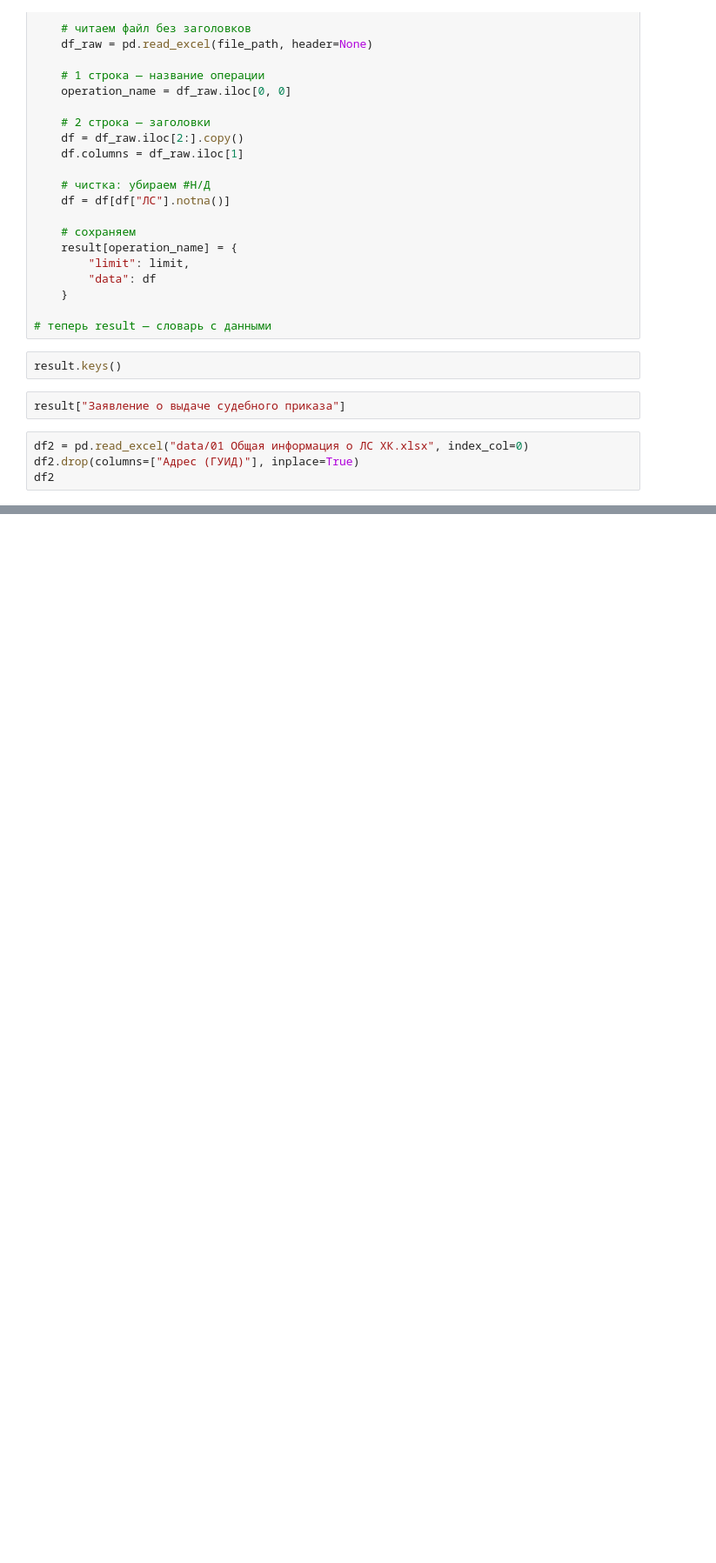
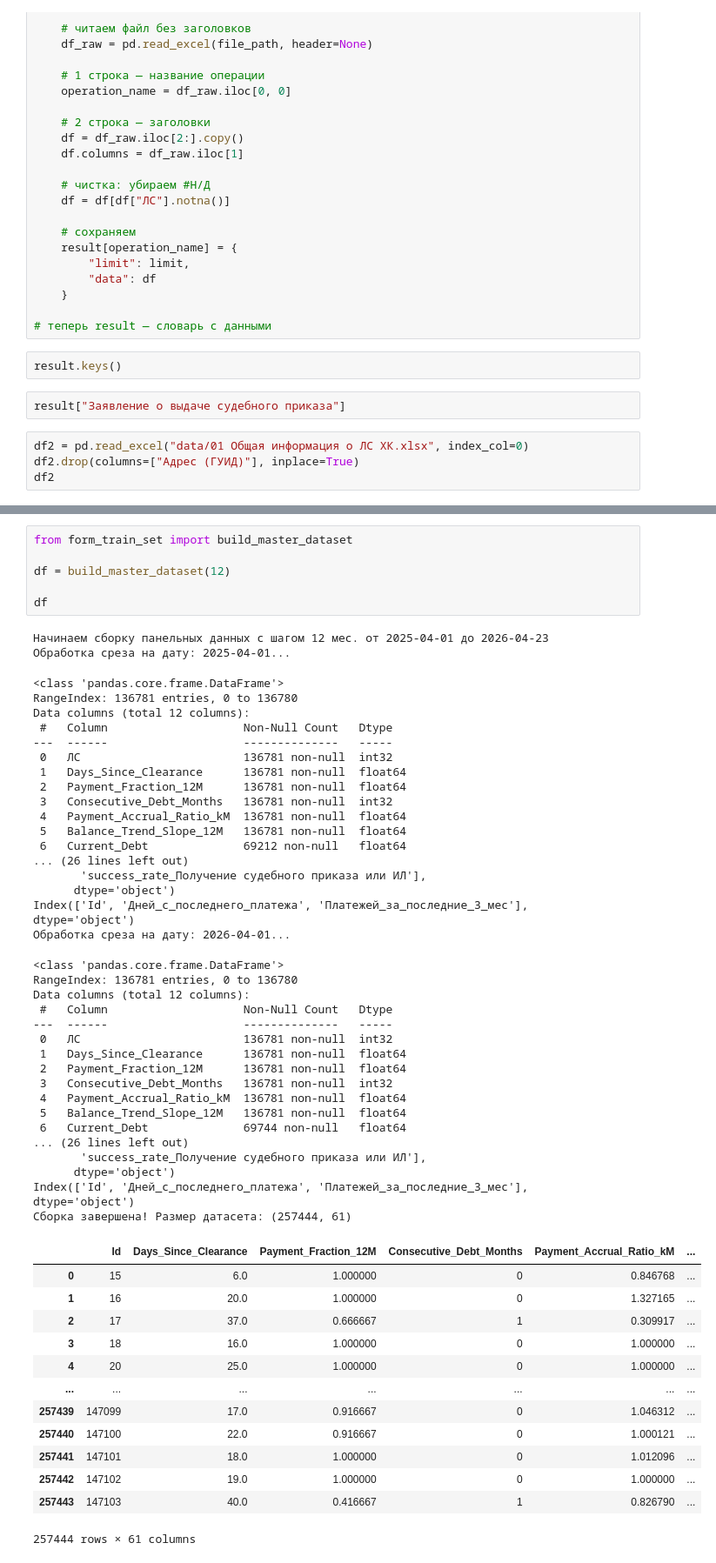
Before and after one commit to BystrovGladkov/Energo_Hack_Hackaton, a Jupyter notebook: payment1.ipynb, the cells around one changed output, grey strips where cells are left out. Shown at 87% size. Drawn from its saved outputs; the diff is of its cells as text; blank space fills up the shorter version.

Commit message:
Генерируется датасет. в Current_debt есть NaN

```diff
--- a/payment1.ipynb
+++ b/payment1.ipynb
@@ -181,0 +208,56 @@ df2
+# %%
+from form_train_set import build_master_dataset
+
+df = build_master_dataset(12)
+
+df
+# %% [output]
+Начинаем сборку панельных данных с шагом 12 мес. от 2025-04-01 до 2026-04-23
+Обработка среза на дату: 2025-04-01...
+<class 'pandas.core.frame.DataFrame'>
+RangeIndex: 136781 entries, 0 to 136780
+Data columns (total 12 columns):
+ #   Column                    Non-Null Count   Dtype
+---  ------                    --------------   -----
+ 0   ЛС                        136781 non-null  int32
+ 1   Days_Since_Clearance      136781 non-null  float64
+ 2   Payment_Fraction_12M      136781 non-null  float64
+ 3   Consecutive_Debt_Months   136781 non-null  int32
+ 4   Payment_Accrual_Ratio_kM  136781 non-null  float64
+ 5   Balance_Trend_Slope_12M   136781 non-null  float64
+ 6   Current_Debt              69212 non-null   float64
+... (26 lines left out)
+       'success_rate_Получение судебного приказа или ИЛ'],
+      dtype='object')
+Index(['Id', 'Дней_с_последнего_платежа', 'Платежей_за_последние_3_мес'], dtype='object')
+Обработка среза на дату: 2026-04-01...
+<class 'pandas.core.frame.DataFrame'>
+RangeIndex: 136781 entries, 0 to 136780
+Data columns (total 12 columns):
+ #   Column                    Non-Null Count   Dtype
+---  ------                    --------------   -----
+ 0   ЛС                        136781 non-null  int32
+ 1   Days_Since_Clearance      136781 non-null  float64
+ 2   Payment_Fraction_12M      136781 non-null  float64
+ 3   Consecutive_Debt_Months   136781 non-null  int32
+ 4   Payment_Accrual_Ratio_kM  136781 non-null  float64
+ 5   Balance_Trend_Slope_12M   136781 non-null  float64
+ 6   Current_Debt              69744 non-null   float64
+... (26 lines left out)
+       'success_rate_Получение судебного приказа или ИЛ'],
+      dtype='object')
+Index(['Id', 'Дней_с_последнего_платежа', 'Платежей_за_последние_3_мес'], dtype='object')
+Сборка завершена! Размер датасета: (257444, 61)
+|  | Id | Days_Since_Clearance | Payment_Fraction_12M | Consecutive_Debt_Months | Payment_Accrual_Ratio_kM | ... |
+| 0 | 15 | 6.0 | 1.000000 | 0 | 0.846768 | ... |
+| 1 | 16 | 20.0 | 1.000000 | 0 | 1.327165 | ... |
+| 2 | 17 | 37.0 | 0.666667 | 1 | 0.309917 | ... |
+| 3 | 18 | 16.0 | 1.000000 | 0 | 1.000000 | ... |
+| 4 | 20 | 25.0 | 1.000000 | 0 | 1.000000 | ... |
+| ... | ... | ... | ... | ... | ... | ... |
+| 257439 | 147099 | 17.0 | 0.916667 | 0 | 1.046312 | ... |
+| 257440 | 147100 | 22.0 | 0.916667 | 0 | 1.000121 | ... |
+| 257441 | 147101 | 18.0 | 1.000000 | 0 | 1.012096 | ... |
+| 257442 | 147102 | 19.0 | 1.000000 | 0 | 1.000000 | ... |
+| 257443 | 147103 | 40.0 | 0.416667 | 1 | 0.826790 | ... |
+257444 rows × 61 columns
```
Also changed, not shown: parts of 1 cell of this notebook, 2 other files.
